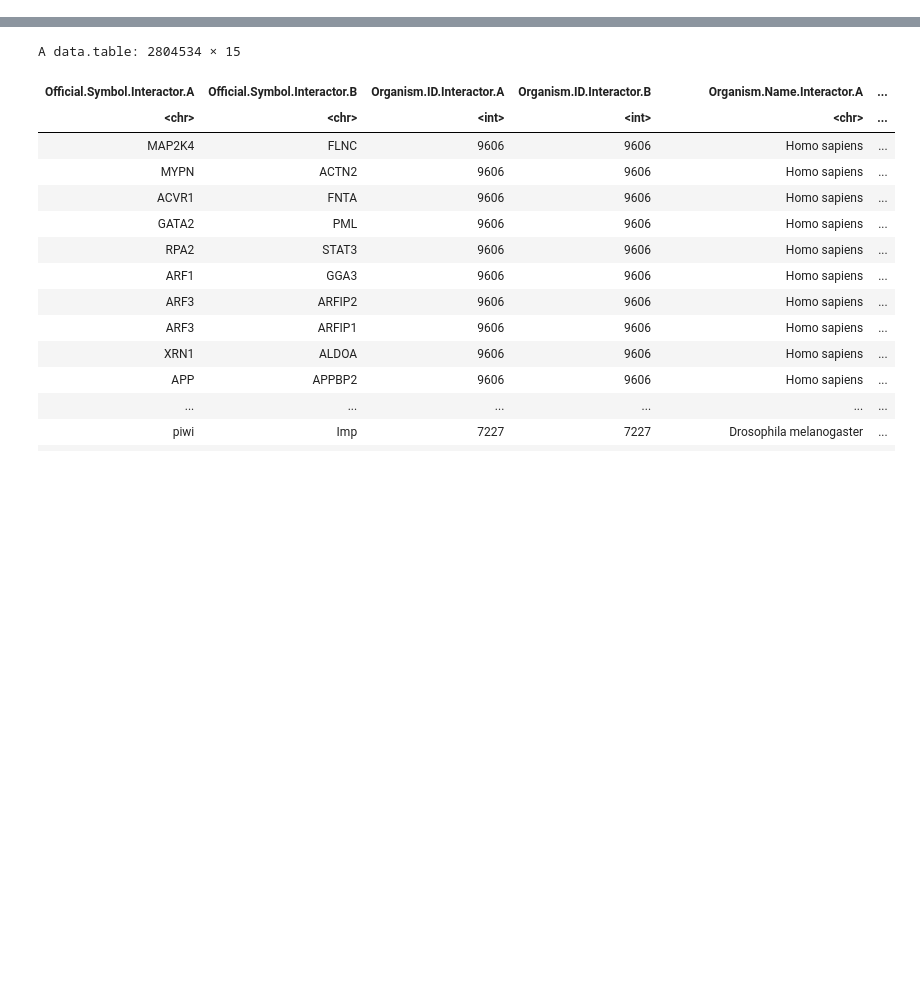
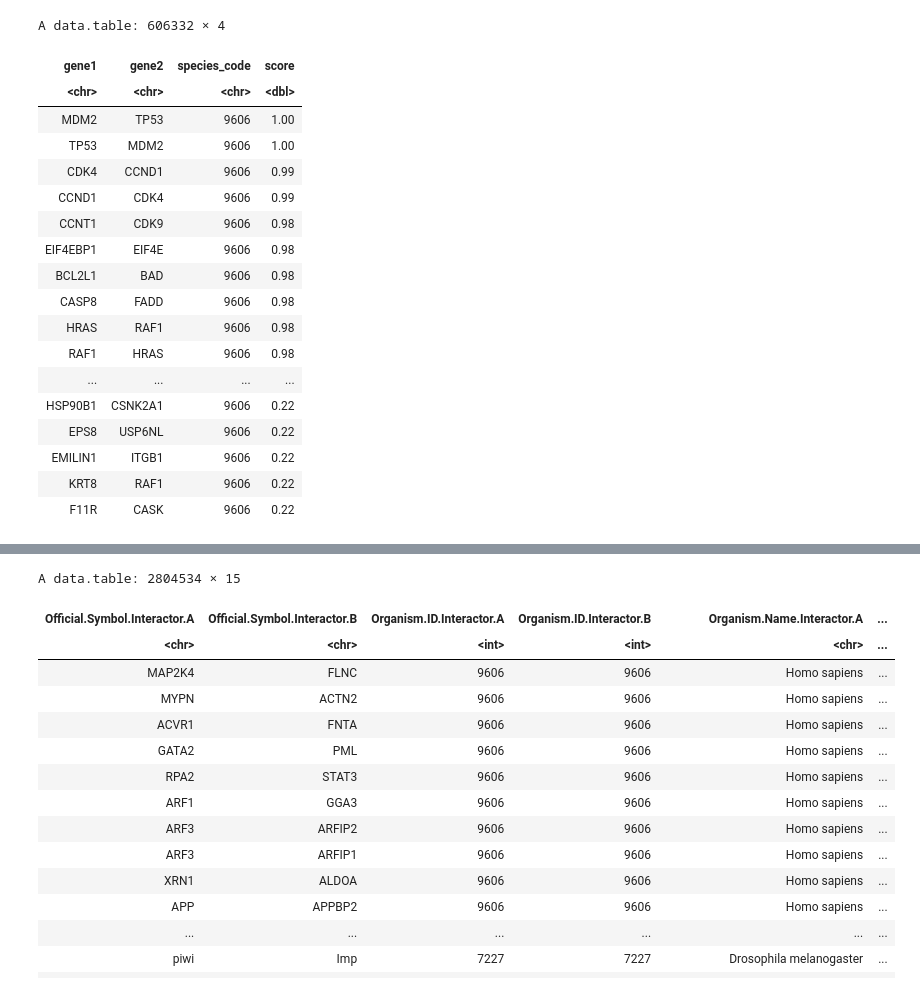
Before and after one commit to loganylchen/MPAGE, a Jupyter notebook: testing.ipynb, the cells around one changed output, grey strips where cells are left out. Cells and saved outputs as stored; diff of their text form; code cells hidden in the pictures; blank space fills up the shorter version.

```diff
--- a/testing.ipynb
+++ b/testing.ipynb
@@ -12,0 +151,22 @@ Warning message:
+# %%
+readRDS("inst/extdata/intact_9606_v20250328.rds")
+# %% [output]
+A data.table: 606332 × 4
+| gene1 | gene2 | species_code | score |
+| <chr> | <chr> | <chr> | <dbl> |
+| MDM2 | TP53 | 9606 | 1.00 |
+| TP53 | MDM2 | 9606 | 1.00 |
+| CDK4 | CCND1 | 9606 | 0.99 |
+| CCND1 | CDK4 | 9606 | 0.99 |
+| CCNT1 | CDK9 | 9606 | 0.98 |
+| EIF4EBP1 | EIF4E | 9606 | 0.98 |
+| BCL2L1 | BAD | 9606 | 0.98 |
+| CASP8 | FADD | 9606 | 0.98 |
+| HRAS | RAF1 | 9606 | 0.98 |
+| RAF1 | HRAS | 9606 | 0.98 |
+| ... | ... | ... | ... |
+| HSP90B1 | CSNK2A1 | 9606 | 0.22 |
+| EPS8 | USP6NL | 9606 | 0.22 |
+| EMILIN1 | ITGB1 | 9606 | 0.22 |
+| KRT8 | RAF1 | 9606 | 0.22 |
+| F11R | CASK | 9606 | 0.22 |
```
Also changed, not shown: parts of 34 cells of this notebook, 4 other files.
